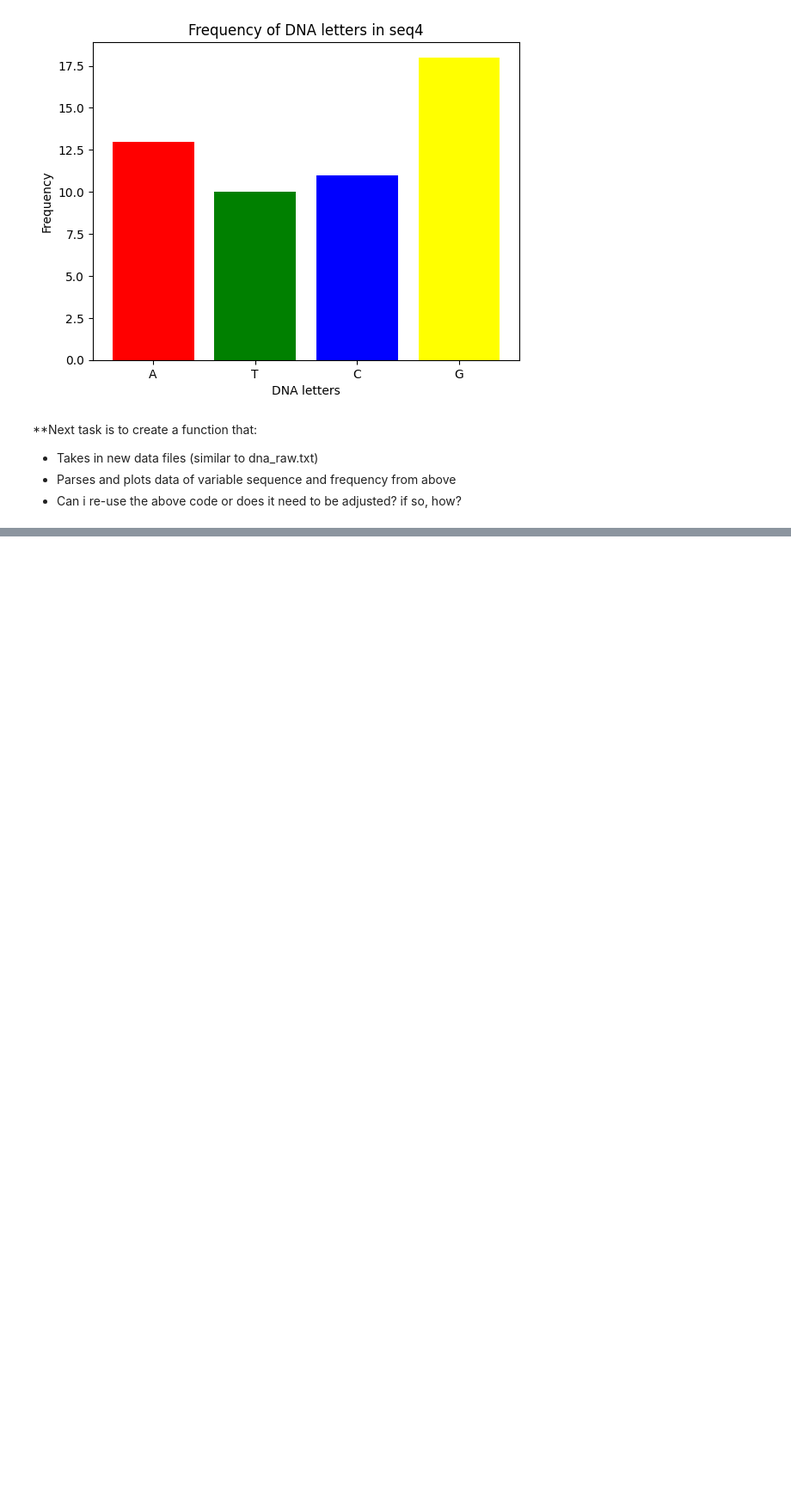
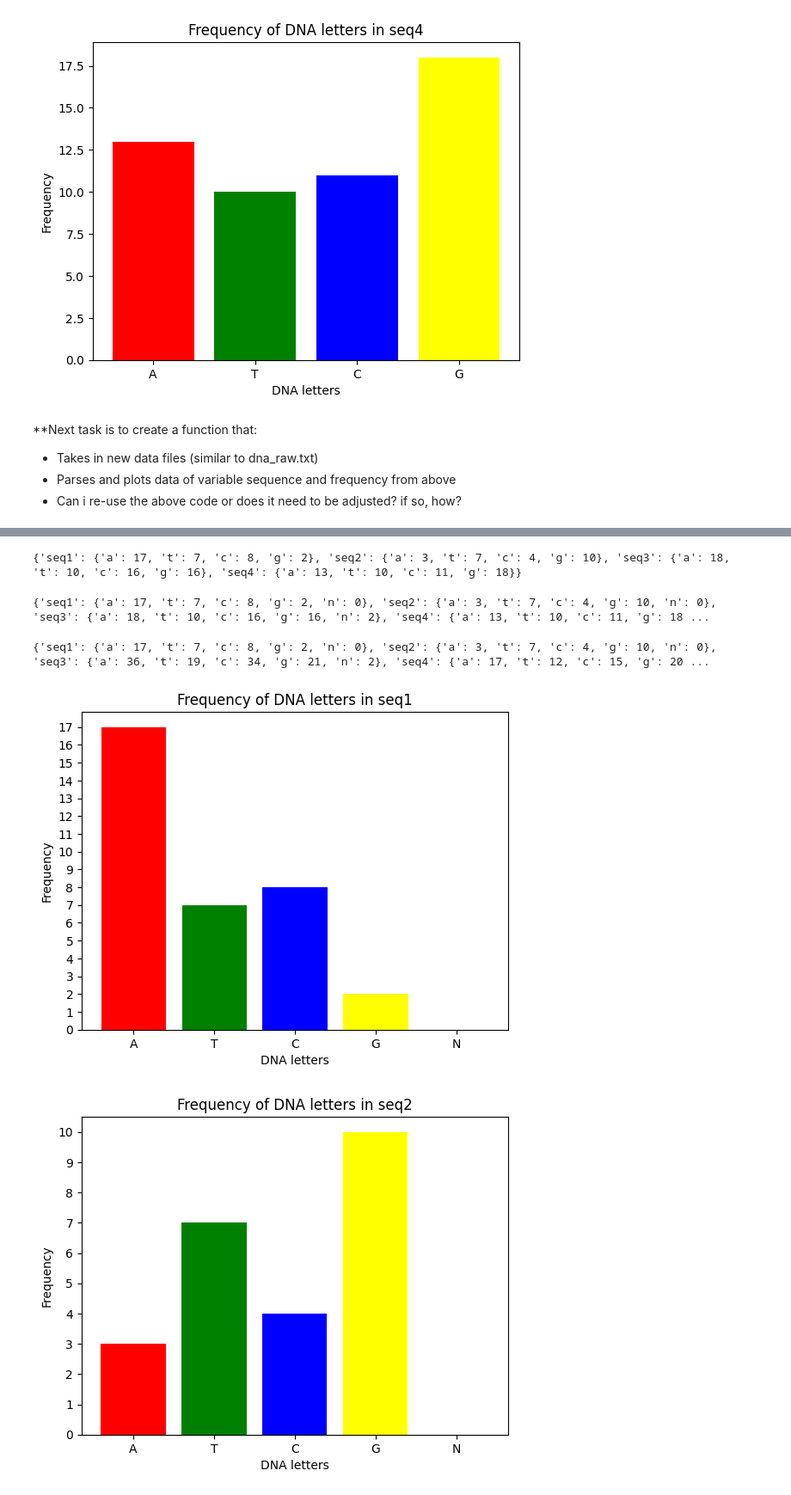
Before and after one commit to SusannaR11/Lab1_Python_DNA, a Jupyter notebook: Lab_1.ipynb, the cells around one changed output, grey strips where cells are left out. Shown at 86% size. Cells and saved outputs as stored; diff of their text form; code cells hidden in the pictures; blank space fills up the shorter version.

Commit message:
Completed 'dna_raw_complicated'-task

```diff
--- a/Lab_1.ipynb
+++ b/Lab_1.ipynb
@@ -241,0 +272,55 @@ def parse_dna_data(data):
+# %%
+# 2. Count the DNA sequences
+def count_dna_letters(sequences):
+    dna_counts = {}
+    for sequence_id, sequence in sequences.items():
+        # Initialize the counts: A, T, C, G, N
+        counts = {'a' : 0, 't' : 0, 'c' : 0, 'g' : 0, 'n' : 0} # adjusted to count lower case letters. now including N
+
+        # For-loop to count occurrences of A, T, C, G, N
+        for letter in sequence.lower():
+            if letter in counts:
+                counts[letter] += 1
+
+        dna_counts[sequence_id] = counts
+    return dna_counts
+print(dna_counts)
+# %% [output]
+{'seq1': {'a': 17, 't': 7, 'c': 8, 'g': 2}, 'seq2': {'a': 3, 't': 7, 'c': 4, 'g': 10}, 'seq3': {'a': 18, 't': 10, 'c': 16, 'g': 16}, 'seq4': {'a': 13, 't': 10, 'c': 11, 'g': 18}}
+# %%
+# double-checking ot see that also 'N' is being counted. yes!
+dna_counts = count_dna_letters(sequences)
+print(dna_counts)
+# %% [output]
+{'seq1': {'a': 17, 't': 7, 'c': 8, 'g': 2, 'n': 0}, 'seq2': {'a': 3, 't': 7, 'c': 4, 'g': 10, 'n': 0}, 'seq3': {'a': 18, 't': 10, 'c': 16, 'g': 16, 'n': 2}, 'seq4': {'a': 13, 't': 10, 'c': 11, 'g': 18 ...
+# %%
+# 3. plot the counts into a bar chart
+
+import matplotlib.pyplot as plt
+
+def plot_dna_counts(dna_counts):
+    for sequence_id, counts in dna_counts.items():
+        letters = [letter.upper() for letter in counts.keys()]
+        frequencies = list(counts.values())
+
+        plt.figure()
+        plt.bar(letters, frequencies, color = ['red', 'green', 'blue', 'yellow', 'orange'])
+        plt.title(f"Frequency of DNA letters in {sequence_id}")
+        plt.xlabel('DNA letters')
+        plt.ylabel('Frequency')
+        plt.yticks(range(0, max(frequencies) + 1, 1)) #adjusted to show increments of 1
+        plt.show()
+# %%
+# 4. Call all the functions, parse, count and plot
+
+file_path = 'dna_raw_complicated.txt'
+sequences = read_dna_file(file_path)
+
+dna_counts = count_dna_letters(sequences)
+print(dna_counts)
+
+plot_dna_counts(dna_counts)
+# %% [output]
+{'seq1': {'a': 17, 't': 7, 'c': 8, 'g': 2, 'n': 0}, 'seq2': {'a': 3, 't': 7, 'c': 4, 'g': 10, 'n': 0}, 'seq3': {'a': 36, 't': 19, 'c': 34, 'g': 21, 'n': 2}, 'seq4': {'a': 17, 't': 12, 'c': 15, 'g': 20 ...
+[figure, added]
+[figure, added]
```
Also changed, not shown: parts of 4 cells of this notebook, 1 other file.
